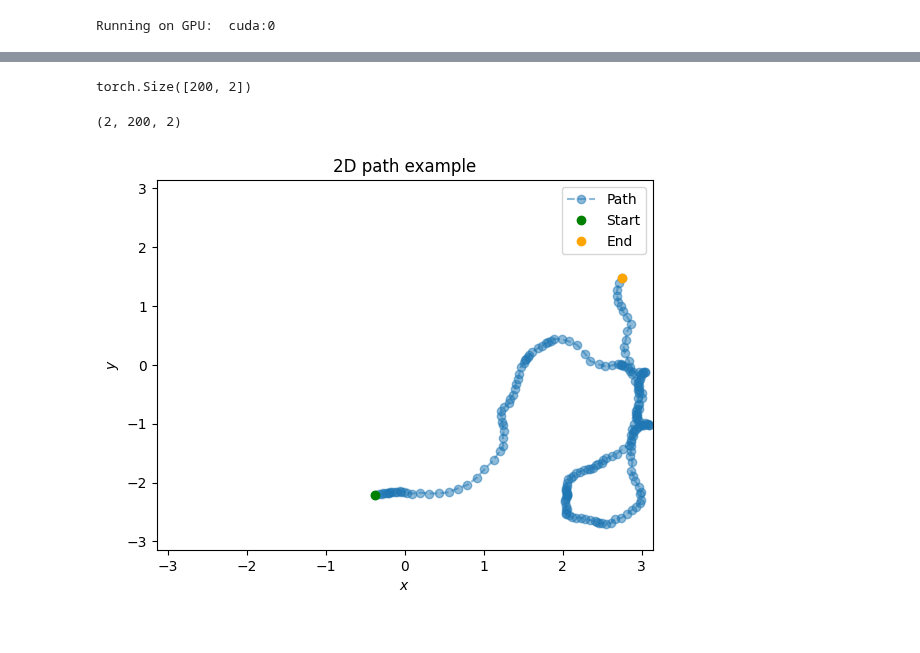
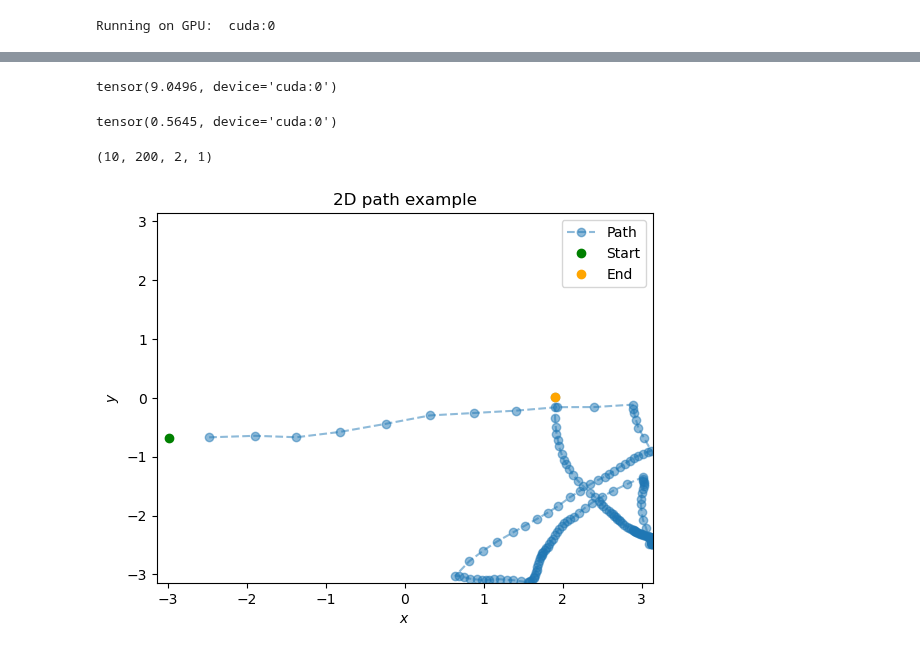
Before and after one commit to bioAI-Oslo/RNN-Adding-Problem-Representations, a Jupyter notebook: notebooks/datagen.ipynb, the cells around one changed output, grey strips where cells are left out. Drawn from its saved outputs; the diff is of its cells as text; code cells hidden in the pictures.

```diff
--- a/notebooks/datagen.ipynb
+++ b/notebooks/datagen.ipynb
@@ -144,33 +128,42 @@ for i in range(int(60/Ag.dt)):
 
 labels = torch.Tensor(Ag.history["pos"])*np.pi*2 - np.pi
 data = torch.Tensor(Ag.history["vel"])*np.pi*2
-# %%
-labels.shape
-# %% [output]
-torch.Size([200, 2])
+# %%
+data[:,1:,:,:].mean()
+# %% [output]
+tensor(9.0496, device='cuda:0')
+# %%
+data,labels = smooth_wandering_2D_ratinabox(10,200)
+# %%
+data[:,1:,1,:].max()
+# %% [output]
+tensor(0.5645, device='cuda:0')
 # %%
 path = labels.cpu().detach().numpy()
+
 # path = np.array(labels)
 
 # Unsqeeze to add a batch dimension
 # path = np.expand_dims(path, axis=0)
 print(path.shape)
 
-n = 1
+n = 4
+p0 = data[n,0,:].cpu().detach().numpy()
 plt.plot(path[n,:,0], path[n,:,1], '--o',alpha=0.5)
 # # Plot first
-plt.plot(path[n,0,0],path[n,0,1],"o",color="green")
+# plt.plot(path[n,0,0],path[n,0,1],"o",color="green")
+plt.plot(p0[0],p0[1],"o",color="green")
 # # Plot last
 plt.plot(path[n,-1,0],path[n,-1,1],"o",color="orange")
 plt.title("2D path example")
 plt.xlim(-np.pi,np.pi)
 plt.ylim(-np.pi,np.pi)
 # plt.xlim(0,1)
 # plt.ylim(0,1)
 plt.xlabel("$x$")
 plt.ylabel("$y$")
 plt.legend(["Path","Start","End"])
 plt.show()
 # %% [output]
-(2, 200, 2)
+(10, 200, 2, 1)
-[figure, old version]
+[figure, new version]
```
Also changed, not shown: parts of 7 cells of this notebook, 4 other files.
